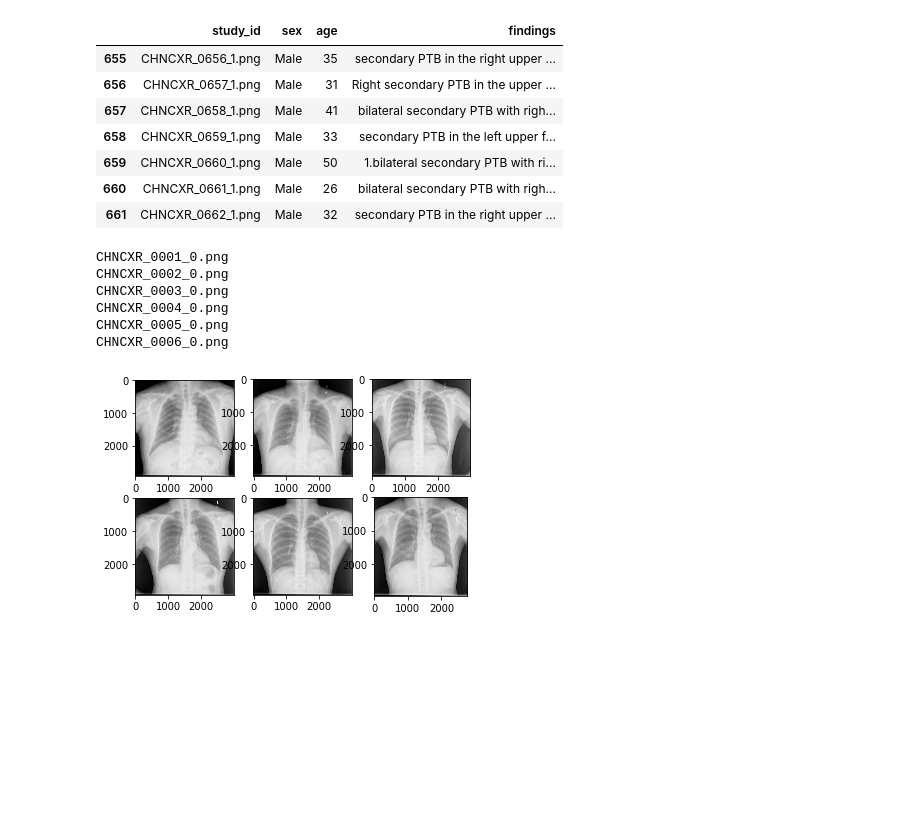
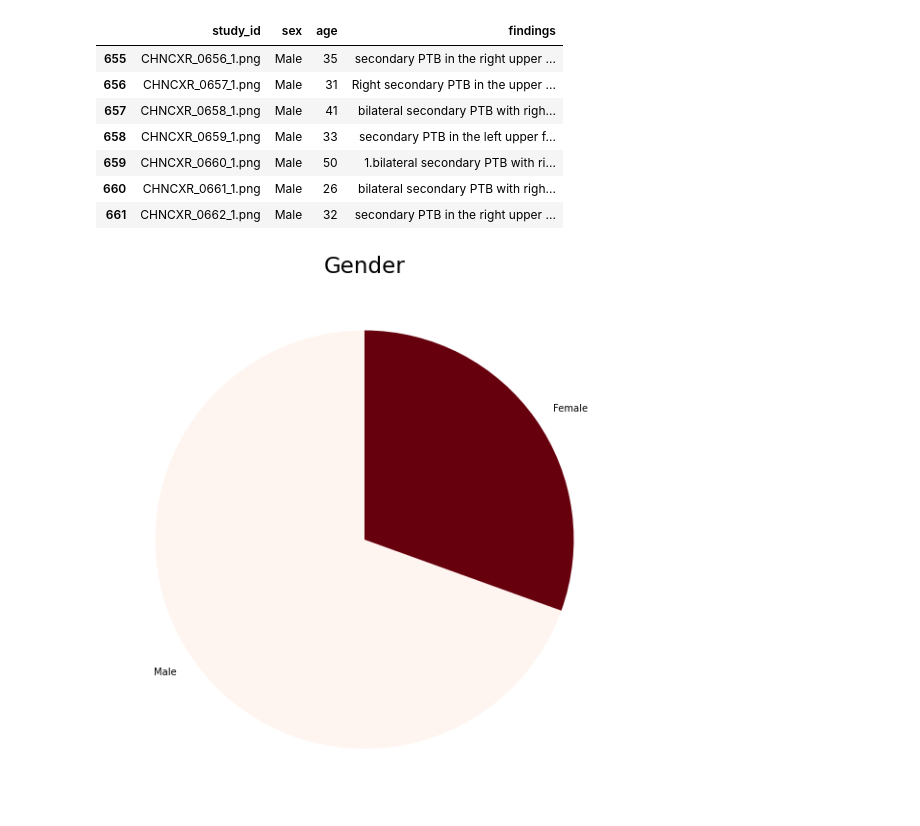
Before and after one commit to jKulrativid/shenzhen_tubo_data, a Jupyter notebook: EDA.ipynb, the cells around one changed output. Drawn from its saved outputs; the diff is of its cells as text; code cells hidden in the pictures; blank space fills up the shorter version.

```diff
--- a/EDA.ipynb
+++ b/EDA.ipynb
@@ -46,19 +47,13 @@ df.tail(7)
 | 659 | CHNCXR_0660_1.png | Male | 50 | 1.bilateral secondary PTB with ri... |
 | 660 | CHNCXR_0661_1.png | Male | 26 | bilateral secondary PTB with righ... |
 | 661 | CHNCXR_0662_1.png | Male | 32 | secondary PTB in the right upper ... |
-# %%
-for i in range(6):
-    im_name = df['study_id'][i]
-    print(im_name)
-    plt.subplot(2, 3, i+1)
-    img = cv2.imread('/content/gdrive/MyDrive/shenzhen_tubeculosis/images/images/' +  im_name)
-    img = cv2.cvtColor(img, cv2.COLOR_BGR2RGB)
-    plt.imshow(img)
-# %% [output]
-CHNCXR_0001_0.png
-CHNCXR_0002_0.png
-CHNCXR_0003_0.png
-CHNCXR_0004_0.png
-CHNCXR_0005_0.png
-CHNCXR_0006_0.png
-[figure, removed]
+# %%
+color = plt.cm.Reds(np.linspace(0, 1, 2))
+df['sex'].value_counts().plot.pie(colors=color,
+                                  figsize=(10, 10),
+                                  startangle=90)
+plt.title('Gender', fontsize=23)
+plt.axis('off')
+plt.show()
+# %% [output]
+[figure, added]
```
Also changed, not shown: parts of 6 cells of this notebook.
